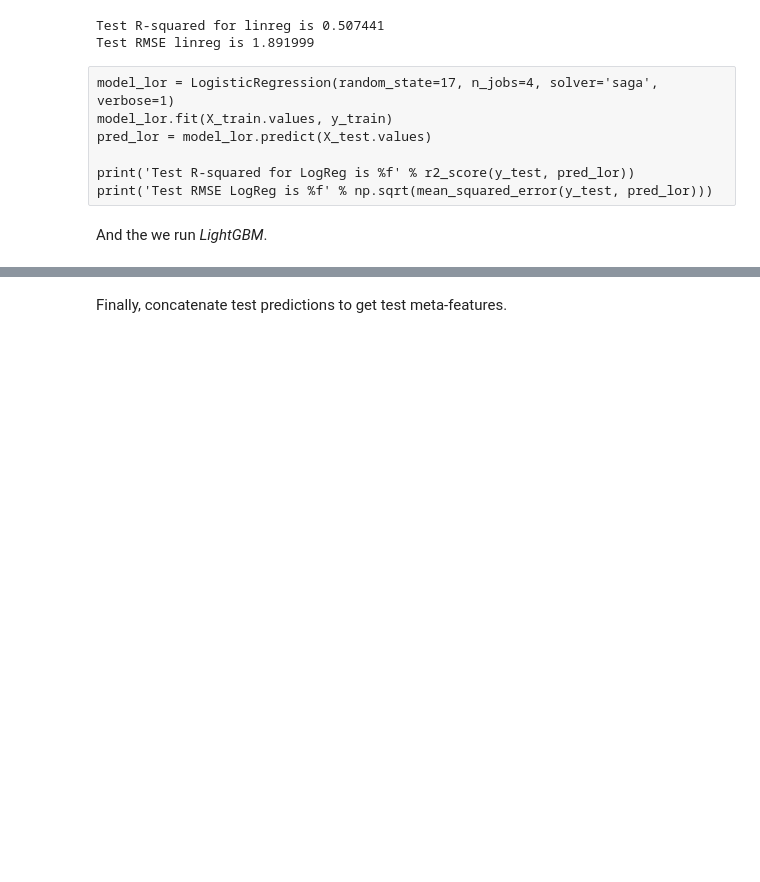
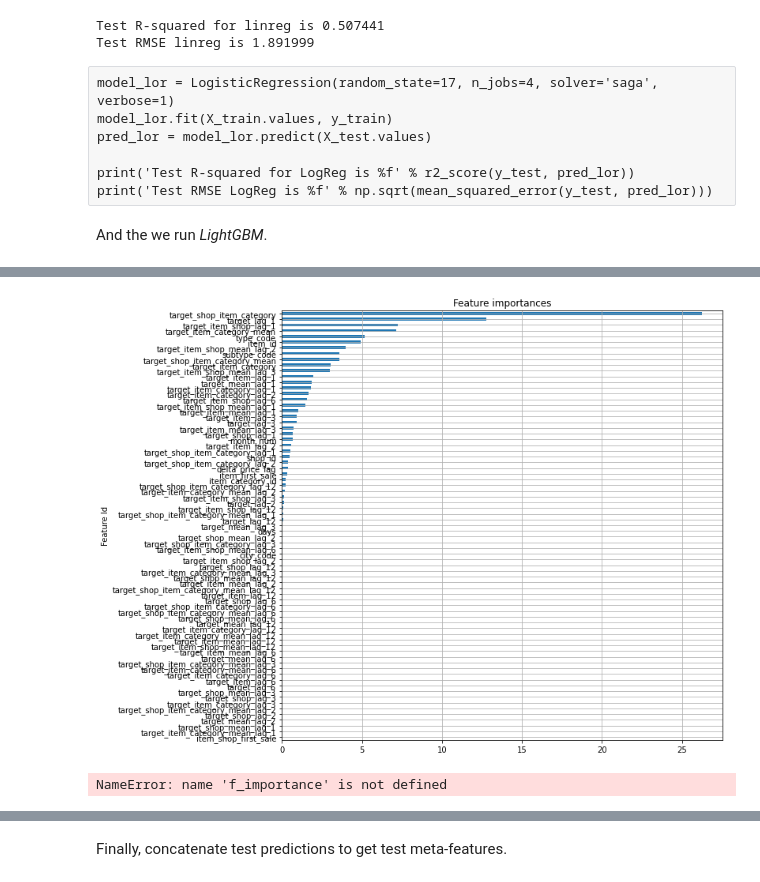
Before and after one commit to ddmitry80/coursera_how_to_win_kaggle, a Jupyter notebook: Final_project/simple_ensemble.ipynb, the cells around one changed output, grey strips where cells are left out. Cells and saved outputs as stored; diff of their text form; code cells hidden in the pictures; blank space fills up the shorter version.

```diff
--- a/Final_project/simple_ensemble.ipynb
+++ b/Final_project/simple_ensemble.ipynb
@@ -258,7 +293,14 @@ print('Test RMSE CatBoost is %f' % np.sqrt(mean_squared_error(y_test, pred_cb)))
 # %%
 f_importance = model_cbr.get_feature_importance(prettified=True)
-f_importance.sort_values(by='Importances', ascending=True).set_index('Feature Id').plot(
+f_importance[f_importance['importances']>0].sort_values(by='Importances', ascending=True).set_index('Feature Id').plot(
     kind='barh', figsize=(10,10), legend=False, grid=True, title="Feature importances");
+# %% [output]
+[figure, added]
+# %%
+# f_importance[f_importance['importances']>0]
+f_importance
+# %% [output]
+NameError: name 'f_importance' is not defined
 # %%
 # SVM
 # model_svr = SVR()
```
Also changed, not shown: parts of 6 cells of this notebook.
